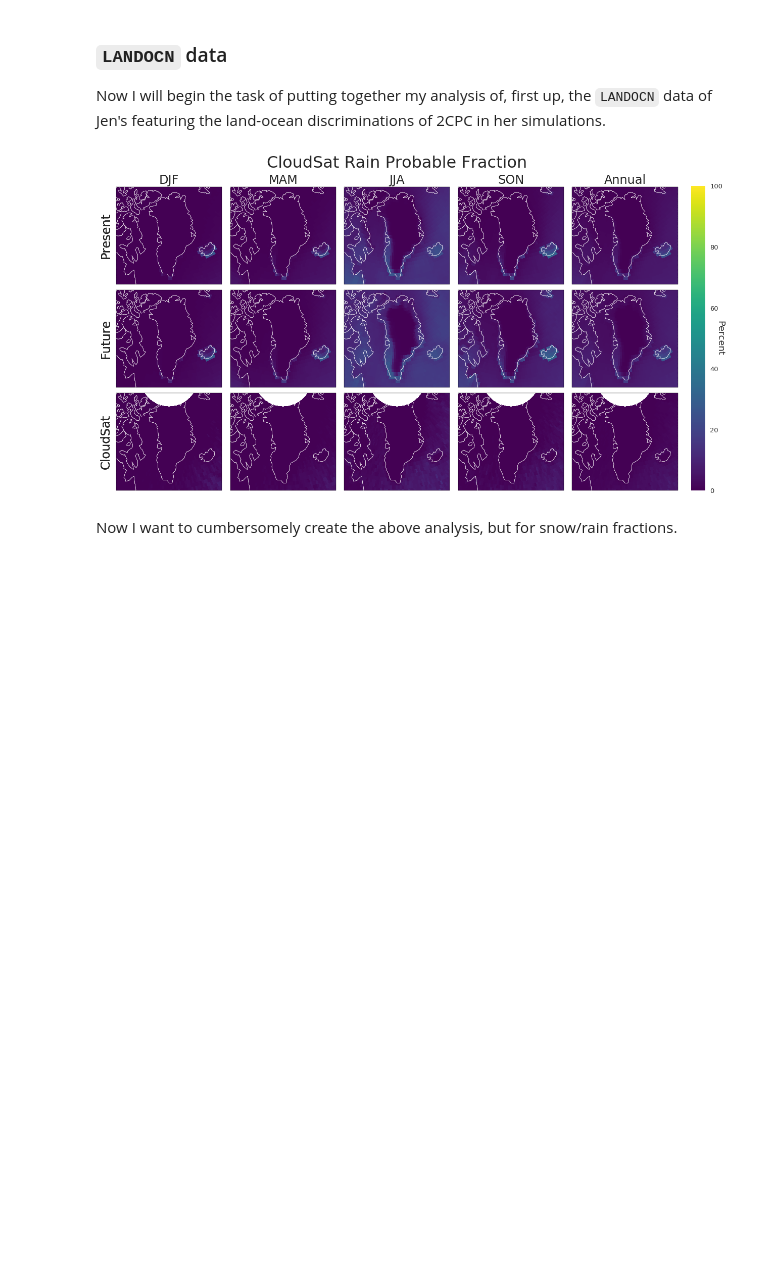
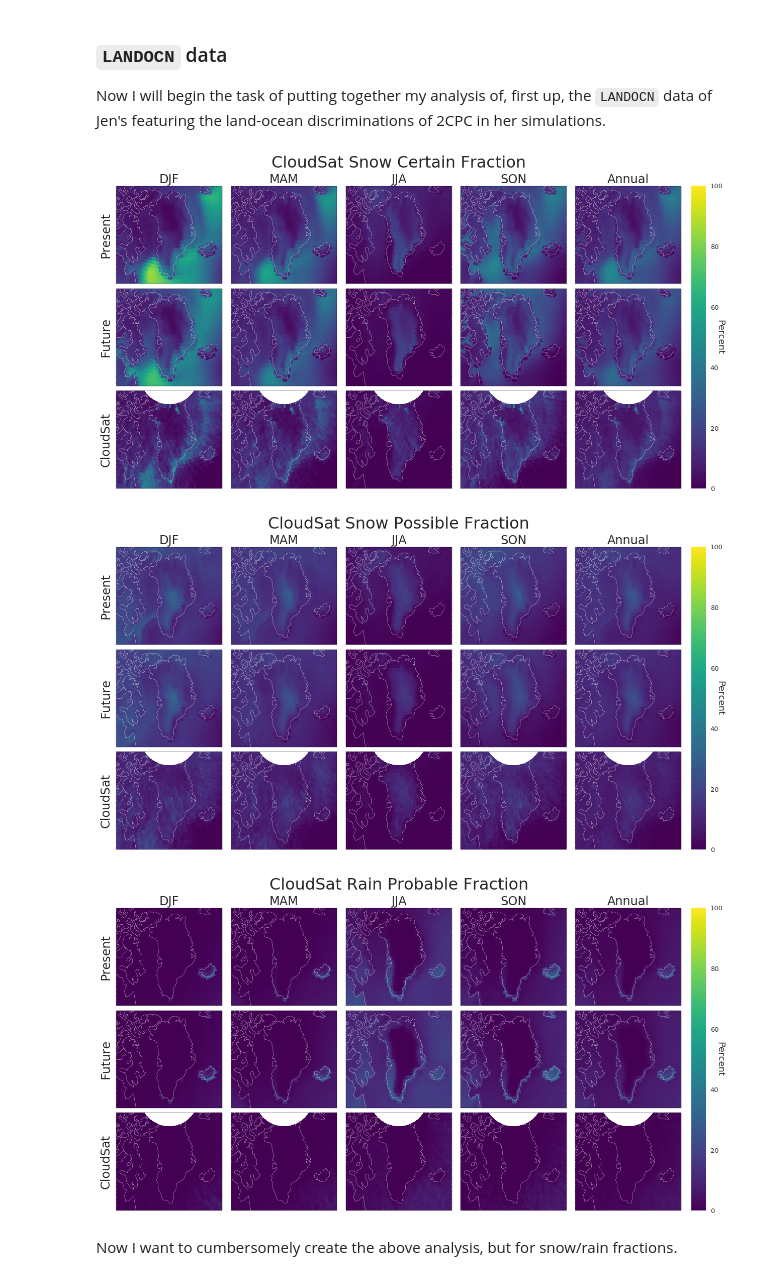
Before and after one commit to dcamron/cosp-explore, a Jupyter notebook: notebooks/compare.ipynb, the cells around one changed output. Saved outputs shown, nothing was run; the diff lists cells and outputs as text; code cells hidden in the pictures; blank space fills up the shorter version.

```diff
--- a/notebooks/compare.ipynb
+++ b/notebooks/compare.ipynb
@@ -83,12 +83,13 @@ obs_vars = ['snowcounts', 'snowpossiblecounts', 'probablecounts']
 ### `LANDOCN` data
 Now I will begin the task of putting together my analysis of, first up, the `LANDOCN` data of Jen's featuring the land-ocean discriminations of 2CPC in her simulations.
 # %%
-f, axes = plt.subplots(
-    nrows=3, ncols=5, figsize=(16, 9),
-    subplot_kw={'projection': ccrs.NorthPolarStereo(central_longitude=315)}
-)
+for n, var in enumerate(zip(model_vars, obs_vars)):
 
-for n, var in enumerate(zip(model_vars, obs_vars)):
+    f, axes = plt.subplots(
+        nrows=3, ncols=5, figsize=(16, 9),
+        subplot_kw={'projection': ccrs.NorthPolarStereo(central_longitude=315)}
+    )
+
     for i, x in enumerate(['DJF', 'MAM', 'JJA', 'SON']):
         (ds_lo_pres[var[0]]
          .groupby('time.season')
@@ -138,35 +139,37 @@ for n, var in enumerate(zip(model_vars, obs_vars)):
 
     p = ((ds_obs[var[1]] / ds_obs['counts'] * 100)
          .mean('time')
          .plot.pcolormesh(
              ax=axes[2, 4], transform=ccrs.PlateCarree(), add_colorbar=False, add_labels=False, vmax=100
          )
         )
 
     axes[0, 4].set_title('Annual', fontsize=24)
 
     for ax in axes.flat:
         ax.coastlines(color='white')
         ax.set_extent([290, 340, 55, 85])
 
 
     for ax, ylab in zip(axes[:, 0], ['Present', 'Future', 'CloudSat']):
         ax.text(-0.1, 0.5, ylab, rotation='vertical', fontsize=24,
                 ha='center', va='center', transform=ax.transAxes)
 
     t = f.suptitle(ds_lo_pres[var[0]].long_name, y=1.04, fontsize=32)
 
     plt.tight_layout()
 
     #f.subplots_adjust(right=0.8, hspace=0.0000005, wspace=0.1)
     cb_ax = f.add_axes([1.005, 0.017, 0.025, 0.93])
     cb = f.colorbar(p, cax=cb_ax)
     cb.set_label('Percent', rotation=270, fontsize=18)
 
     f.savefig('../figures/compare/map_grid_%s_LO.png' % var[0],
-             bbox_extra_artists=((t, cb)))#, bbox_inches='tight')
+             bbox_extra_artists=([t, cb_ax]), bbox_inches='tight')
 # %% [output]
-[figure, old version]
+[figure, new version]
+[figure, added]
+[figure, added]
 # %% [markdown]
 Now I want to cumbersomely create the above analysis, but for snow/rain fractions.
 # %% [markdown]
```
Also changed, not shown: parts of 5 cells of this notebook, 8 other files.
